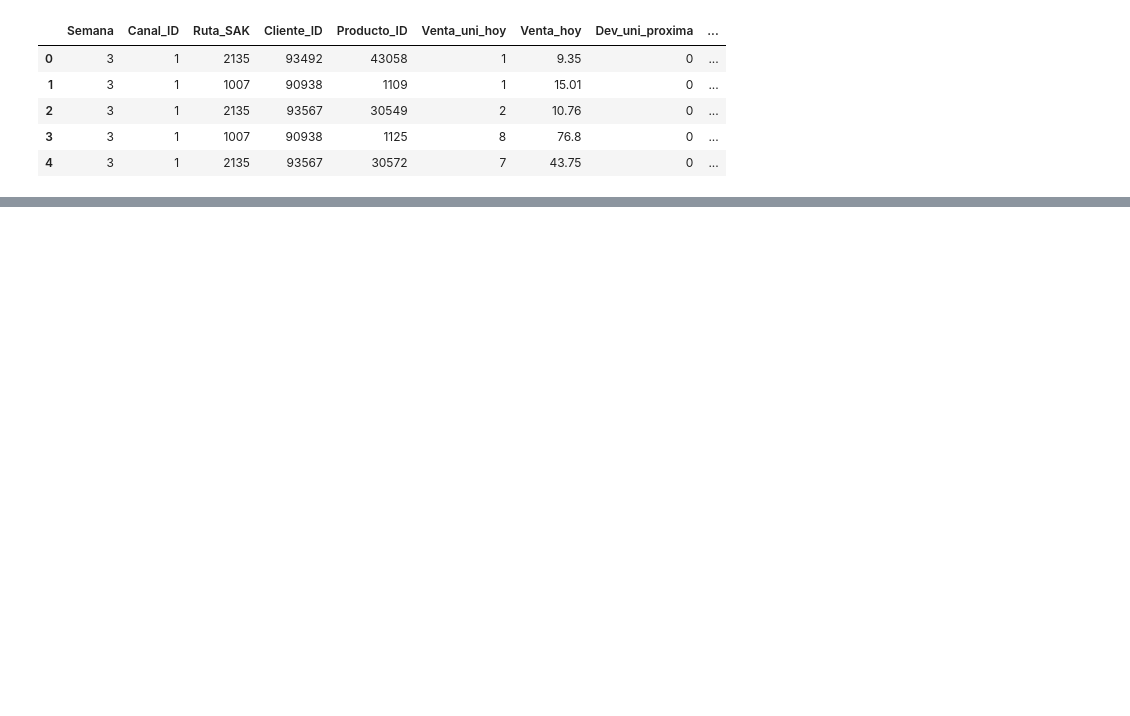
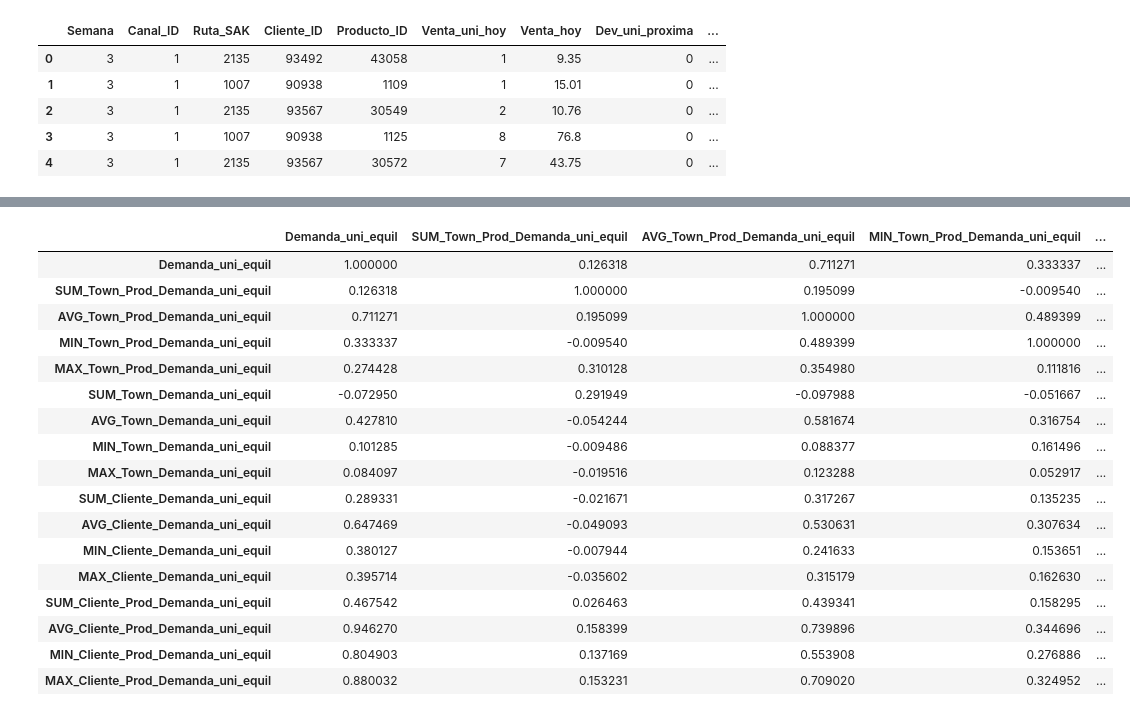
Before and after one commit to brunotagoncalves/bimbo-compassers, a Jupyter notebook: kaggle_api_2st_read.ipynb, the cells around one changed output, grey strips where cells are left out. Cells and saved outputs as stored; diff of their text form; code cells hidden in the pictures; blank space fills up the shorter version.

```diff
--- a/kaggle_api_2st_read.ipynb
+++ b/kaggle_api_2st_read.ipynb
@@ -363,0 +462,21 @@ DataFrame[summary: string, Semana: string, Canal_ID: string, Ruta_SAK: string, C
+# %%
+df_sample.loc[:,cols].astype('float').corr()
+# %% [output]
+|  | Demanda_uni_equil | SUM_Town_Prod_Demanda_uni_equil | AVG_Town_Prod_Demanda_uni_equil | MIN_Town_Prod_Demanda_uni_equil | ... |
+| Demanda_uni_equil | 1.000000 | 0.126318 | 0.711271 | 0.333337 | ... |
+| SUM_Town_Prod_Demanda_uni_equil | 0.126318 | 1.000000 | 0.195099 | -0.009540 | ... |
+| AVG_Town_Prod_Demanda_uni_equil | 0.711271 | 0.195099 | 1.000000 | 0.489399 | ... |
+| MIN_Town_Prod_Demanda_uni_equil | 0.333337 | -0.009540 | 0.489399 | 1.000000 | ... |
+| MAX_Town_Prod_Demanda_uni_equil | 0.274428 | 0.310128 | 0.354980 | 0.111816 | ... |
+| SUM_Town_Demanda_uni_equil | -0.072950 | 0.291949 | -0.097988 | -0.051667 | ... |
+| AVG_Town_Demanda_uni_equil | 0.427810 | -0.054244 | 0.581674 | 0.316754 | ... |
+| MIN_Town_Demanda_uni_equil | 0.101285 | -0.009486 | 0.088377 | 0.161496 | ... |
+| MAX_Town_Demanda_uni_equil | 0.084097 | -0.019516 | 0.123288 | 0.052917 | ... |
+| SUM_Cliente_Demanda_uni_equil | 0.289331 | -0.021671 | 0.317267 | 0.135235 | ... |
+| AVG_Cliente_Demanda_uni_equil | 0.647469 | -0.049093 | 0.530631 | 0.307634 | ... |
+| MIN_Cliente_Demanda_uni_equil | 0.380127 | -0.007944 | 0.241633 | 0.153651 | ... |
+| MAX_Cliente_Demanda_uni_equil | 0.395714 | -0.035602 | 0.315179 | 0.162630 | ... |
+| SUM_Cliente_Prod_Demanda_uni_equil | 0.467542 | 0.026463 | 0.439341 | 0.158295 | ... |
+| AVG_Cliente_Prod_Demanda_uni_equil | 0.946270 | 0.158399 | 0.739896 | 0.344696 | ... |
+| MIN_Cliente_Prod_Demanda_uni_equil | 0.804903 | 0.137169 | 0.553908 | 0.276886 | ... |
+| MAX_Cliente_Prod_Demanda_uni_equil | 0.880032 | 0.153231 | 0.709020 | 0.324952 | ... |
```
Also changed, not shown: parts of 24 cells of this notebook.
